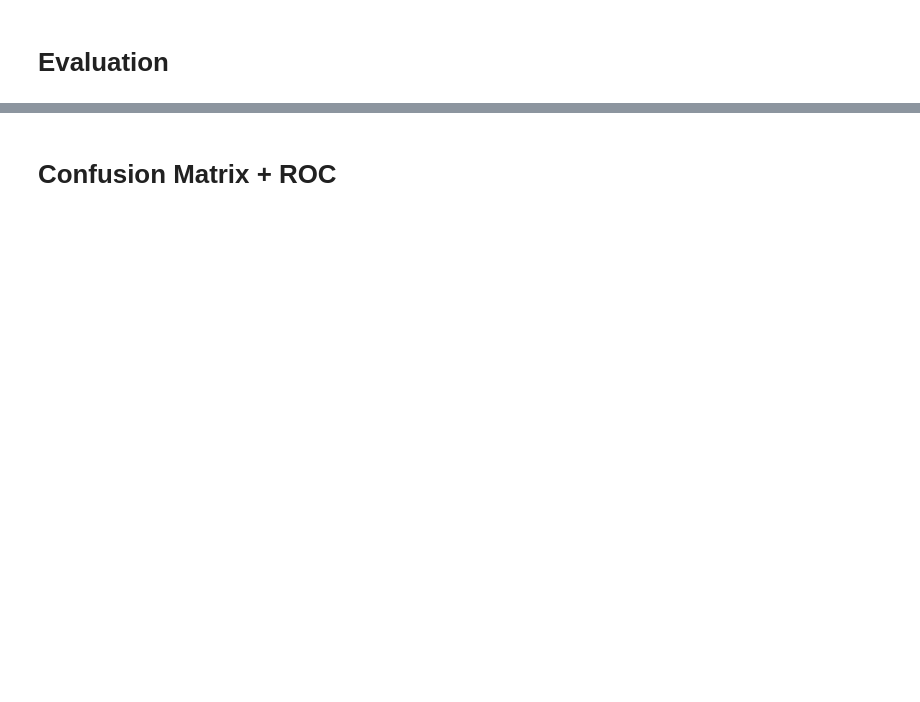
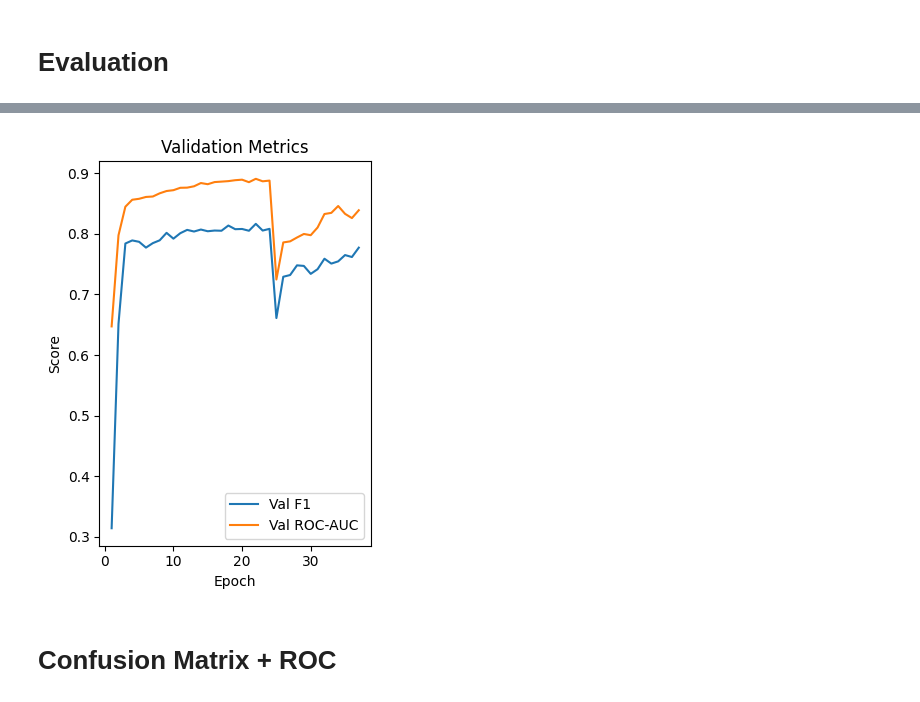
Before and after one commit to RayCharles8/ML-Project, a Jupyter notebook: IML Project/GNNs.ipynb, the cells around one changed output, grey strips where cells are left out. Cells and saved outputs as stored; diff of their text form; code cells hidden in the pictures; blank space fills up the shorter version.

```diff
--- a/IML Project/GNNs.ipynb
+++ b/IML Project/GNNs.ipynb
@@ -531,3 +639,18 @@ labels, probs, binary = evaluate_model(test_loader)
+# %%
+
+# METRICS
+plt.subplot(1, 2, 2)
+plt.plot(epochs_range, val_f1_scores, label="Val F1")
+plt.plot(epochs_range, val_roc_scores, label="Val ROC-AUC")
+plt.xlabel("Epoch")
+plt.ylabel("Score")
+plt.title("Validation Metrics")
+plt.legend()
+
+plt.tight_layout()
+plt.show()
+# %% [output]
+[figure, added]
 # %% [markdown]
 # Confusion Matrix + ROC
 # %%
```
Also changed, not shown: parts of 108 cells of this notebook.
